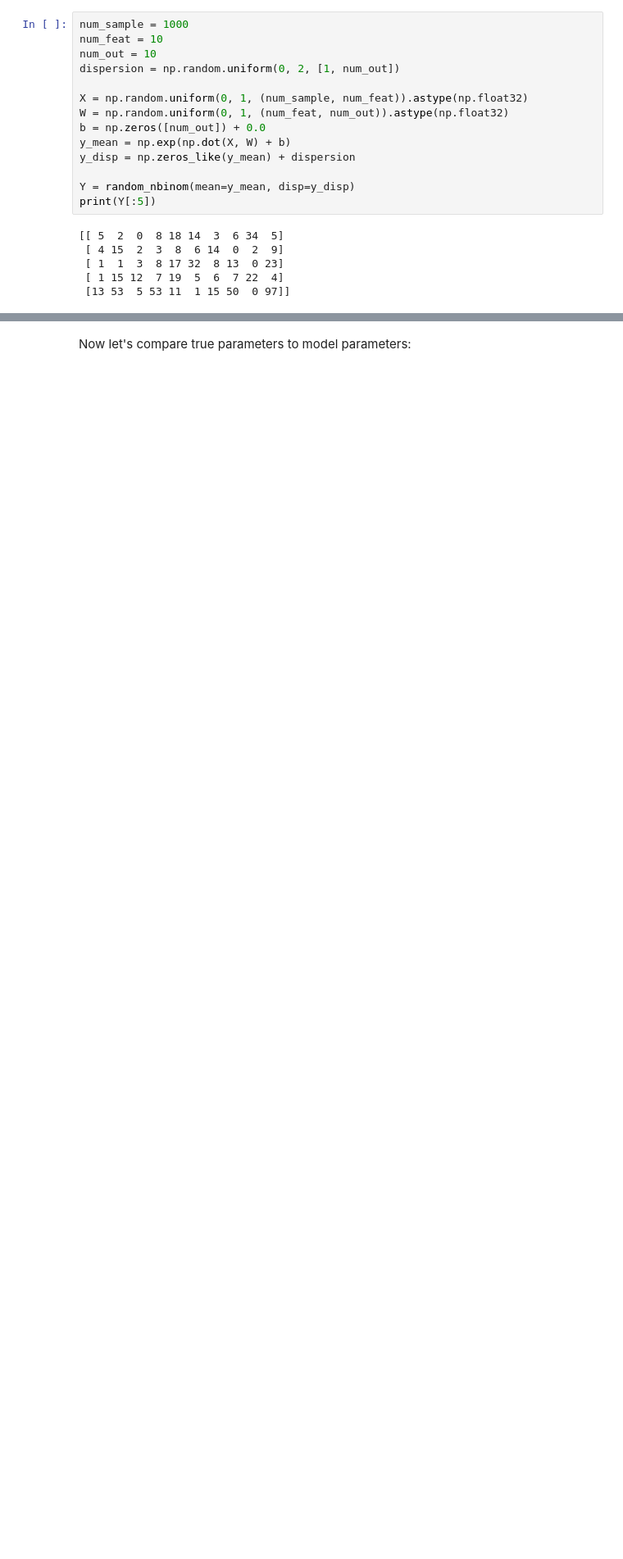
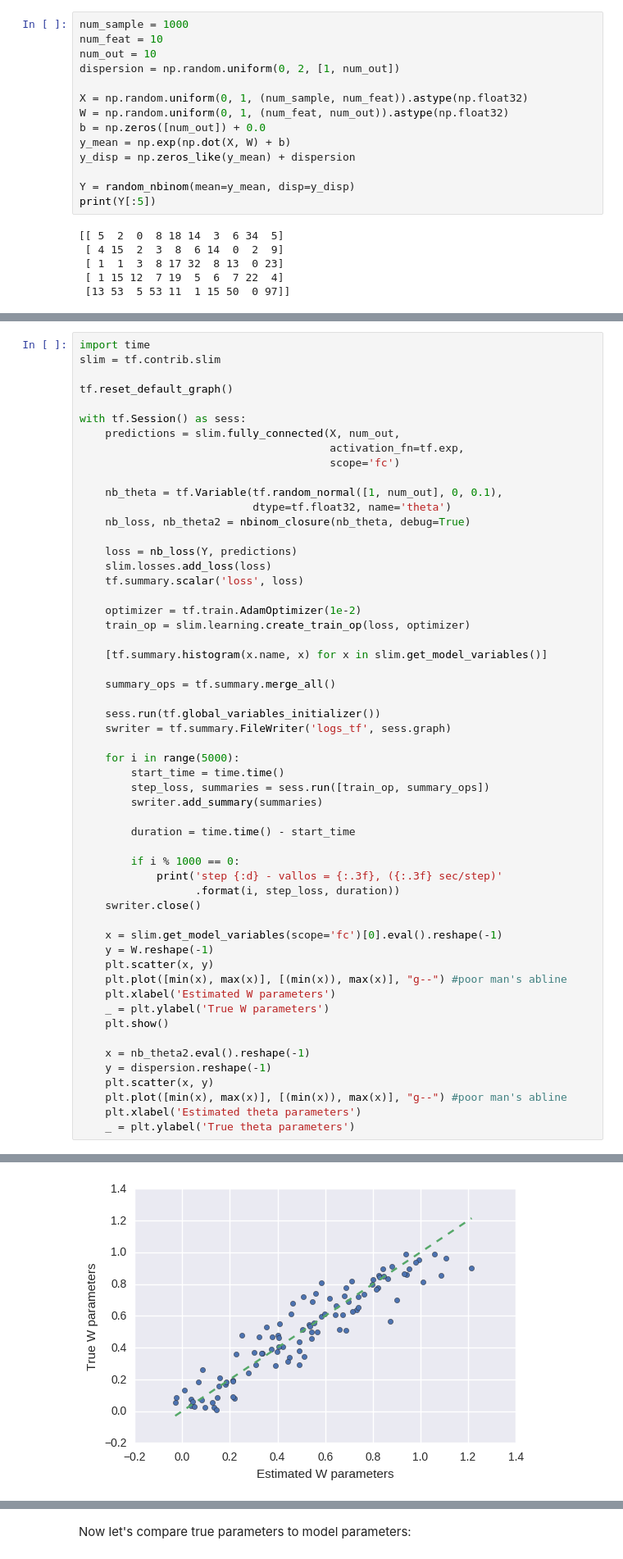
Before and after one commit to gokceneraslan/neuralnet_countmodels, a Jupyter notebook: Deep count models with TensorFlow and Keras.ipynb, the cells around one changed output, grey strips where cells are left out. Shown: that part at 82% size. Saved outputs shown, nothing was run; the diff lists cells and outputs as text; blank space fills up the shorter version.

Commit message:
Add slim code and factorize the nbinom error term

```diff
--- a/Deep count models with TensorFlow and Keras.ipynb
+++ b/Deep count models with TensorFlow and Keras.ipynb
@@ -304,0 +320,56 @@ Now let's implement a neural network model in Keras using NB loss function:
+# %%
+import time
+slim = tf.contrib.slim
+
+tf.reset_default_graph()
+
+with tf.Session() as sess:
+    predictions = slim.fully_connected(X, num_out,
+                                       activation_fn=tf.exp,
+                                       scope='fc')
+
+    nb_theta = tf.Variable(tf.random_normal([1, num_out], 0, 0.1),
+                           dtype=tf.float32, name='theta')
+    nb_loss, nb_theta2 = nbinom_closure(nb_theta, debug=True)
+
+    loss = nb_loss(Y, predictions)
+    slim.losses.add_loss(loss)
+    tf.summary.scalar('loss', loss)
+
+    optimizer = tf.train.AdamOptimizer(1e-2)
+    train_op = slim.learning.create_train_op(loss, optimizer)
+
+    [tf.summary.histogram(x.name, x) for x in slim.get_model_variables()]
+
+    summary_ops = tf.summary.merge_all()
+
+    sess.run(tf.global_variables_initializer())
+    swriter = tf.summary.FileWriter('logs_tf', sess.graph)
+
+    for i in range(5000):
+        start_time = time.time()
+        step_loss, summaries = sess.run([train_op, summary_ops])
+        swriter.add_summary(summaries)
+
+        duration = time.time() - start_time
+
+        if i % 1000 == 0:
+            print('step {:d} - vallos = {:.3f}, ({:.3f} sec/step)'
+                  .format(i, step_loss, duration))
+    swriter.close()
+
+    x = slim.get_model_variables(scope='fc')[0].eval().reshape(-1)
+    y = W.reshape(-1)
+    plt.scatter(x, y)
+    plt.plot([min(x), max(x)], [(min(x)), max(x)], "g--") #poor man's abline
+    plt.xlabel('Estimated W parameters')
+    _ = plt.ylabel('True W parameters')
+    plt.show()
+
+    x = nb_theta2.eval().reshape(-1)
+    y = dispersion.reshape(-1)
+    plt.scatter(x, y)
+    plt.plot([min(x), max(x)], [(min(x)), max(x)], "g--") #poor man's abline
+    plt.xlabel('Estimated theta parameters')
+    _ = plt.ylabel('True theta parameters')
+# %% [output]
@@ -304,0 +383 @@ Now let's implement a neural network model in Keras using NB loss function:
+[figure, added]
```
Also changed, not shown: parts of 8 cells of this notebook.
